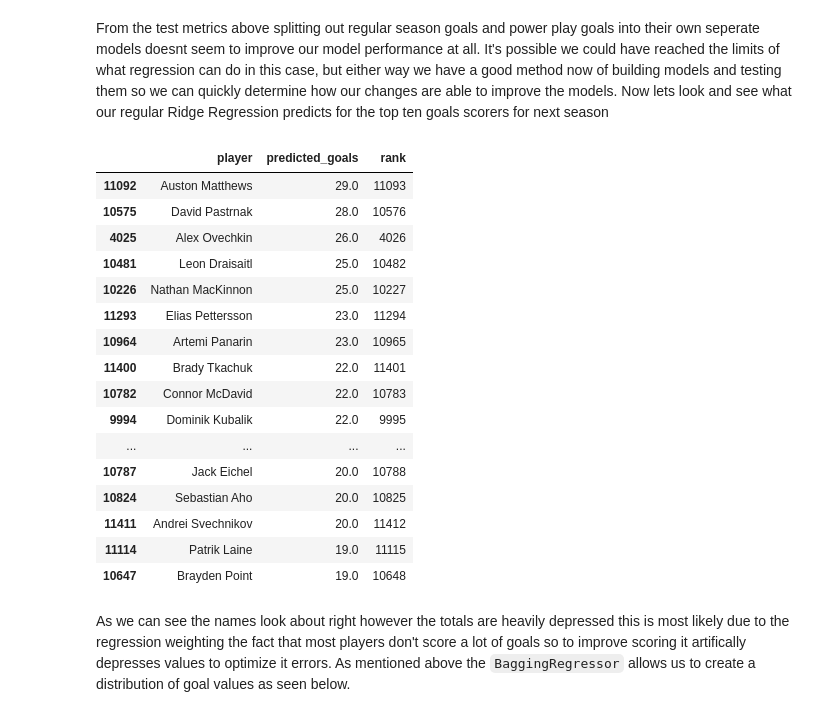
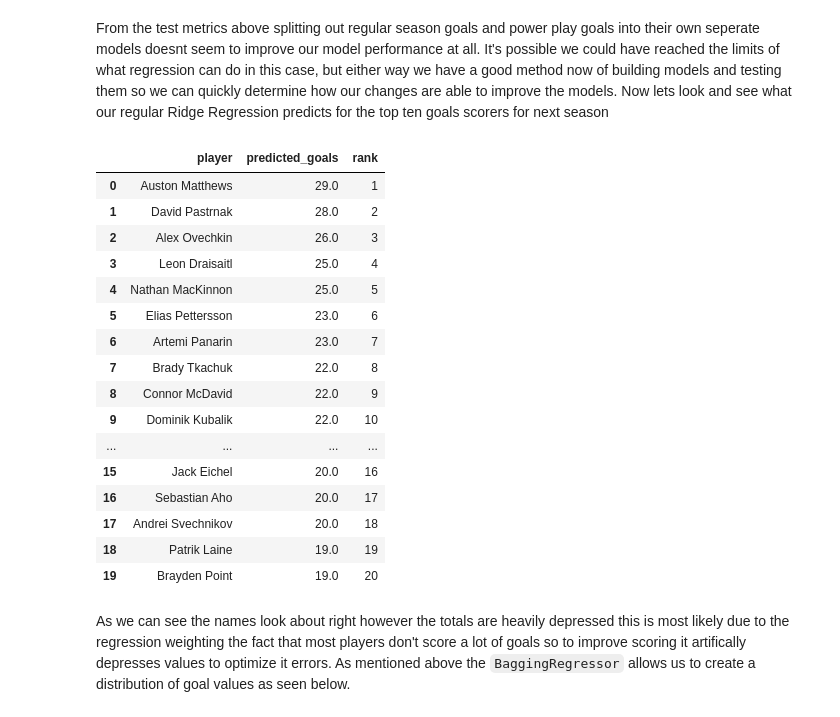
Before and after one commit to mcbarlowe/nhl_analysis, a Jupyter notebook: goal_predict_model.ipynb, the cells around one changed output. Drawn from its saved outputs; the diff is of its cells as text; code cells hidden in the pictures.

```diff
--- a/goal_predict_model.ipynb
+++ b/goal_predict_model.ipynb
@@ -737,29 +741,29 @@ From the test metrics above splitting out regular season goals and power play go
 # %%
 next_df['predicted_goals'] = ridge_estimator.predict(next_df[feature_columns])
 last_season_df = next_df[next_df.season == 20192020]
-last_season_df = last_season_df.sort_values('predicted_goals', ascending=False)
+last_season_df = last_season_df.sort_values('predicted_goals', ascending=False).reset_index(drop=True)
 top_20 = last_season_df[['player', 'predicted_goals']].head(20)
 top_20['rank'] = top_20.index + 1
 top_20['predicted_goals'] = round(top_20['predicted_goals'], 0)
 top_20
 # %% [output]
 |  | player | predicted_goals | rank |
-| 11092 | Auston Matthews | 29.0 | 11093 |
-| 10575 | David Pastrnak | 28.0 | 10576 |
-| 4025 | Alex Ovechkin | 26.0 | 4026 |
-| 10481 | Leon Draisaitl | 25.0 | 10482 |
-| 10226 | Nathan MacKinnon | 25.0 | 10227 |
-| 11293 | Elias Pettersson | 23.0 | 11294 |
-| 10964 | Artemi Panarin | 23.0 | 10965 |
-| 11400 | Brady Tkachuk | 22.0 | 11401 |
-| 10782 | Connor McDavid | 22.0 | 10783 |
-| 9994 | Dominik Kubalik | 22.0 | 9995 |
+| 0 | Auston Matthews | 29.0 | 1 |
+| 1 | David Pastrnak | 28.0 | 2 |
+| 2 | Alex Ovechkin | 26.0 | 3 |
+| 3 | Leon Draisaitl | 25.0 | 4 |
+| 4 | Nathan MacKinnon | 25.0 | 5 |
+| 5 | Elias Pettersson | 23.0 | 6 |
+| 6 | Artemi Panarin | 23.0 | 7 |
+| 7 | Brady Tkachuk | 22.0 | 8 |
+| 8 | Connor McDavid | 22.0 | 9 |
+| 9 | Dominik Kubalik | 22.0 | 10 |
 | ... | ... | ... | ... |
-| 10787 | Jack Eichel | 20.0 | 10788 |
-| 10824 | Sebastian Aho | 20.0 | 10825 |
-| 11411 | Andrei Svechnikov | 20.0 | 11412 |
-| 11114 | Patrik Laine | 19.0 | 11115 |
-| 10647 | Brayden Point | 19.0 | 10648 |
+| 15 | Jack Eichel | 20.0 | 16 |
+| 16 | Sebastian Aho | 20.0 | 17 |
+| 17 | Andrei Svechnikov | 20.0 | 18 |
+| 18 | Patrik Laine | 19.0 | 19 |
+| 19 | Brayden Point | 19.0 | 20 |
 # %% [markdown]
 As we can see the names look about right however the totals are heavily depressed this is most likely due to the regression weighting the fact that most players don't score a lot of goals so to improve scoring it artifically depresses values to optimize it errors. As mentioned above the `BaggingRegressor` allows us to create a distribution of goal values as seen below.
 # %%
```
Also changed, not shown: parts of 1 cell of this notebook, 1 other file.
